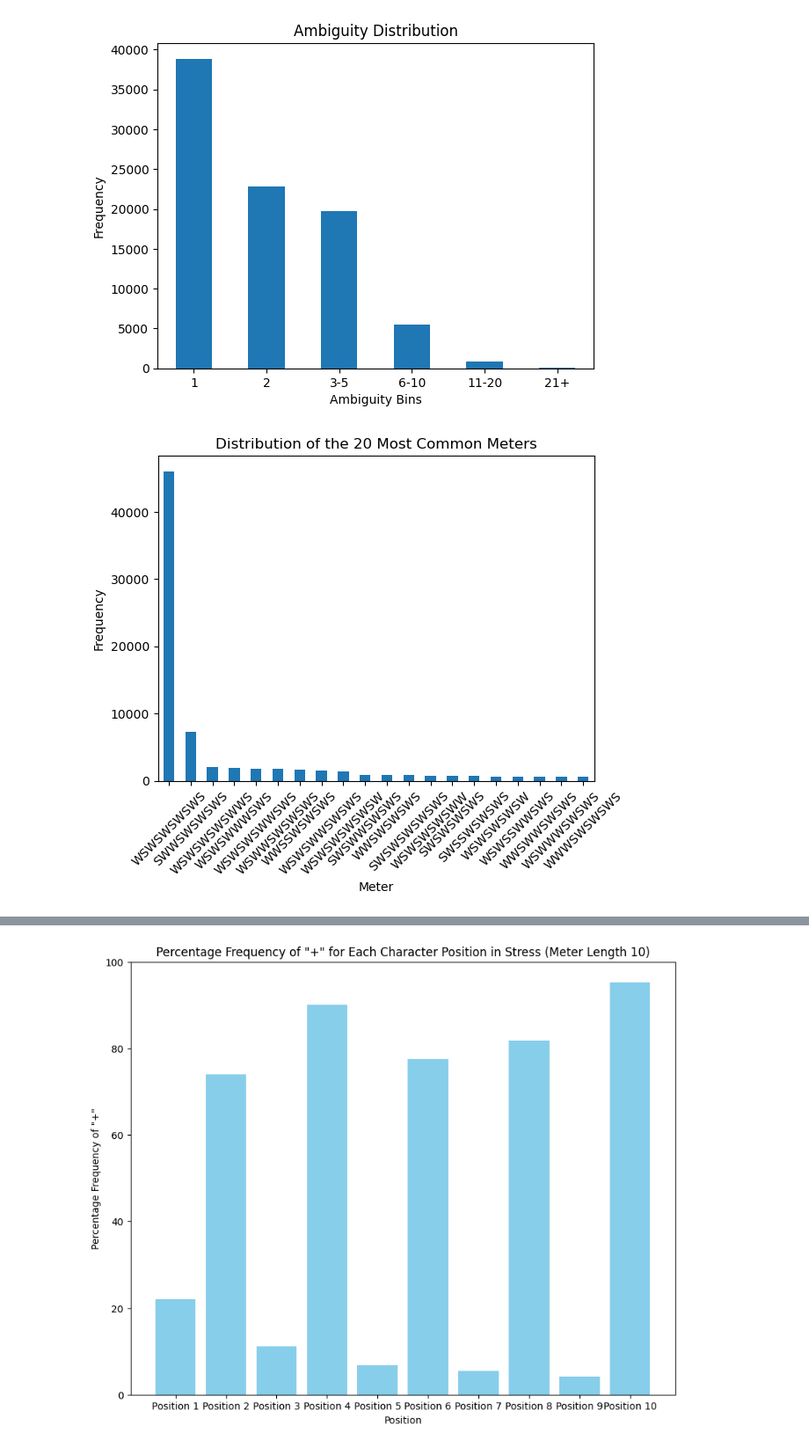
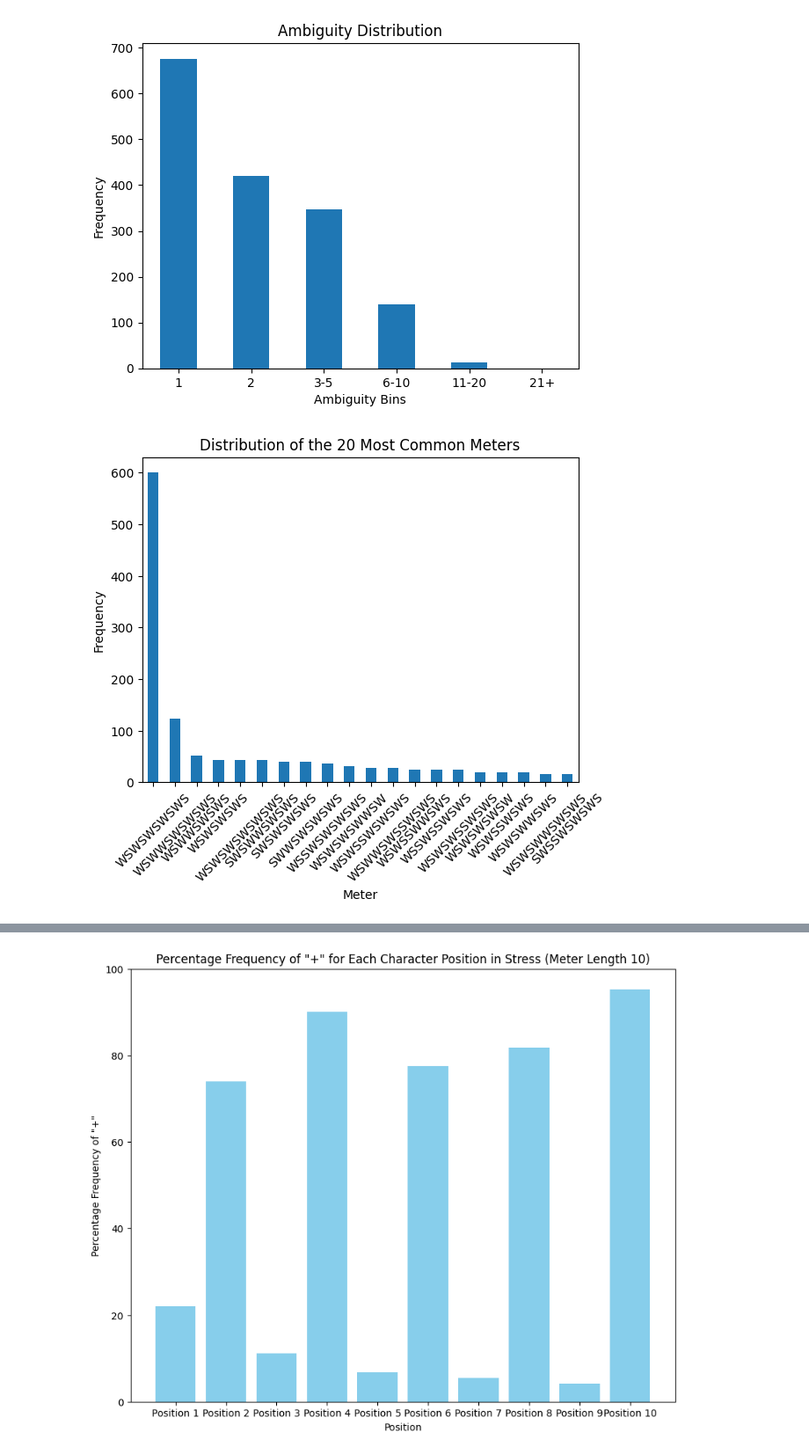
Before and after one commit to cretic/metricalgpt, a Jupyter notebook: parse_df_analyzer.ipynb, the cells around one changed output, grey strips where cells are left out. Shown: that part at 88% size. Cells and saved outputs as stored; diff of their text form; code cells hidden in the pictures.

```diff
--- a/parse_df_analyzer.ipynb
+++ b/parse_df_analyzer.ipynb
@@ -6,6 +6,6 @@
 
 import pandas as pd
 
-df = pd.read_csv('ADD.csv') # csvfilepath here
-df['meter'] = df['meter'].str.replace('-', 'W').str.replace('+', 'S')
+df = pd.read_csv('/Users/bsg25/metricalgpt/saved_corpora_scansions_results/gemini/gemini_parsed_to_analyze2.csv') # csvfilepath here
+df['meter'] = df['meter_y'].str.replace('-', 'W').str.replace('+', 'S')
 df['stress'] = df['stress'].str.replace('-', 'W').str.replace('+', 'S')
@@ -34,32 +37,32 @@ import matplotlib.pyplot as plt
 bins = [1, 2, 3, 6, 11, 21, float('inf')]
 labels = ['1', '2', '3-5', '6-10', '11-20', '21+']
 # Bin the 'ambig' column
-bigdf['ambig_binned'] = pd.cut(bigdf['ambig'], bins=bins, labels=labels, right=False)
+df['ambig_binned'] = pd.cut(df['ambig'], bins=bins, labels=labels, right=False)
 # Plotting the binned ambiguity
-bigdf['ambig_binned'].value_counts().sort_index().plot(kind='bar')
+df['ambig_binned'].value_counts().sort_index().plot(kind='bar')
 plt.title('Ambiguity Distribution')
 plt.xlabel('Ambiguity Bins')
 plt.xticks(rotation=0)
 plt.ylabel('Frequency')
 plt.show()
 # %% [output]
-[figure, old version]
+[figure, new version]
 # %%
 import matplotlib.pyplot as plt
 # Get the distribution of the 20 most common meters
-meter_distribution = bigdf['meter'].value_counts().head(20)
+meter_distribution = df['meter'].value_counts().head(20)
 # Create a DataFrame for the meter distribution
-bigdf = pd.DataFrame(meter_distribution).reset_index()
-bigdf.columns = ['meter', 'count']
+newdf = pd.DataFrame(meter_distribution).reset_index()
+newdf.columns = ['meter', 'count']
 # Plotting the distribution of the 20 most common meters
-bigdf.plot(kind='bar', x='meter', y='count', legend=False)
+newdf.plot(kind='bar', x='meter', y='count', legend=False)
 plt.title('Distribution of the 20 Most Common Meters')
 plt.xlabel('Meter')
 plt.ylabel('Frequency')
 plt.xticks(rotation=45)
 plt.show()
 # %% [output]
-[figure, old version]
+[figure, new version]
 # %%
 import matplotlib.pyplot as plt
 # Filter rows where meter length is 10
```
Also changed, not shown: parts of 7 cells of this notebook, 9 other files.
